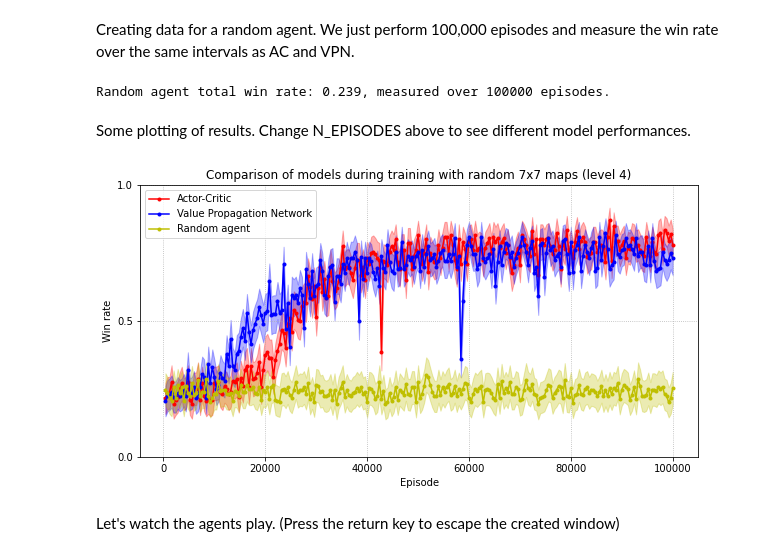
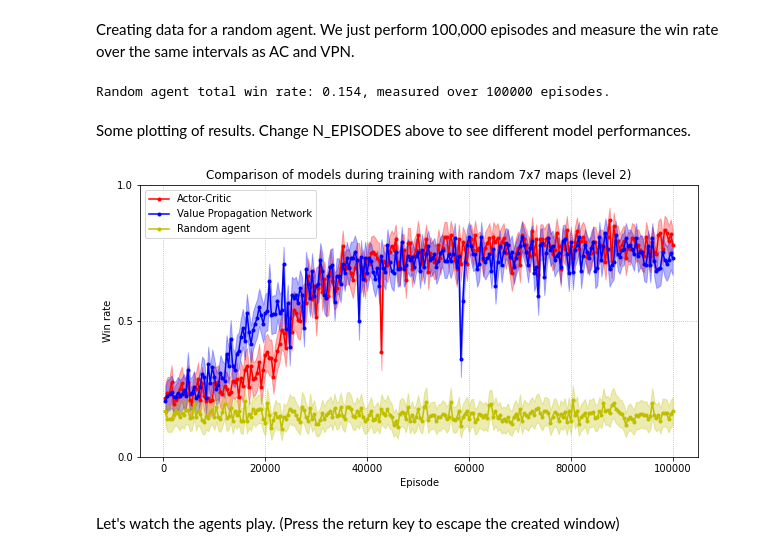
Before and after one commit to BjarkeErichsen/VPNby0, a Jupyter notebook: results.ipynb, the cells around one changed output. Drawn from its saved outputs; the diff is of its cells as text; code cells hidden in the pictures.

```diff
--- a/results.ipynb
+++ b/results.ipynb
@@ -15,7 +15,7 @@ from GridWorld import GridWorld
 LEVEL = 4
 MAP_SIZE = 7
 MAP = [MAP_SIZE] * 4
-MAX_STEPS = 24
+MAX_STEPS = 12
 WALL_PCT = 0.4
 
 SEED = 42
@@ -431,40 +439,40 @@ random_interval_points = np.asarray(random_interval_points)
 
 print(f"Random agent total win rate: {round(total_wins / N_EPISODES, 3)}, measured over {N_EPISODES} episodes.")
 # %% [output]
-Random agent total win rate: 0.239, measured over 100000 episodes.
+Random agent total win rate: 0.154, measured over 100000 episodes.
 # %% [markdown]
 Some plotting of results. Change N_EPISODES above to see different model performances.
 # %%
 import matplotlib.pyplot as plt
 
 def confidence_interval(p, n): return 1.96 * np.sqrt(p * (1 - p) / n)
 
 def plot_win_rate(x, y, test_count, label, color, show_ci=True):
     plt.plot(x, y, f'{color}.-', label=label)
     if show_ci:
         ci = confidence_interval(y, test_count)
         plt.fill_between(x, y - ci, y + ci, alpha=0.3, color=color)
 
 PATHS = [f'data/AC_{LEVEL}_{N_EPISODES}.npy', f'data/VPN_{LEVEL}_{N_EPISODES}.npy']
 
 episodes, actor = np.load(PATHS.pop(0))
 _, vpn = np.load(PATHS.pop(0))
 
 plt.figure(figsize=(10, 5), facecolor='white')
-plt.title(f'Comparison of models during training with random {MAP_SIZE}x{MAP_SIZE} maps (level {LEVEL})')
+plt.title(f'Comparison of models during training with random {MAP_SIZE}x{MAP_SIZE} maps (level {LEVEL - 2})') # Adjusting level to correspond to the paper.
 
 plot_win_rate(episodes, actor, TEST_COUNT, 'Actor-Critic', 'r')
 plot_win_rate(episodes, vpn, TEST_COUNT, 'Value Propagation Network', 'b')
 plot_win_rate(random_interval_points, random_win_rates, TEST_COUNT, 'Random agent', 'y')
 
 plt.xlabel('Episode')
 plt.ylabel('Win rate')
 plt.yticks([0, 0.5, 1])
 plt.grid(linestyle=':')
 plt.legend()
 plt.show()
 # %% [output]
-[figure, old version]
+[figure, new version]
 # %% [markdown]
 Let's watch the agents play. (Press the return key to escape the created window)
 # %%
```
Also changed, not shown: parts of 10 cells of this notebook.
